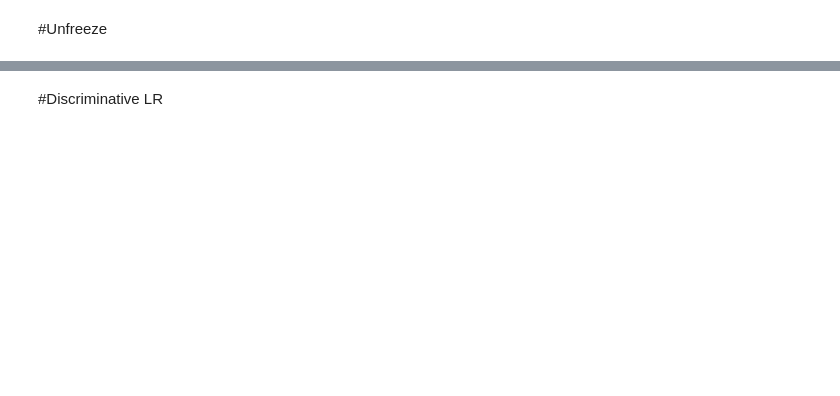
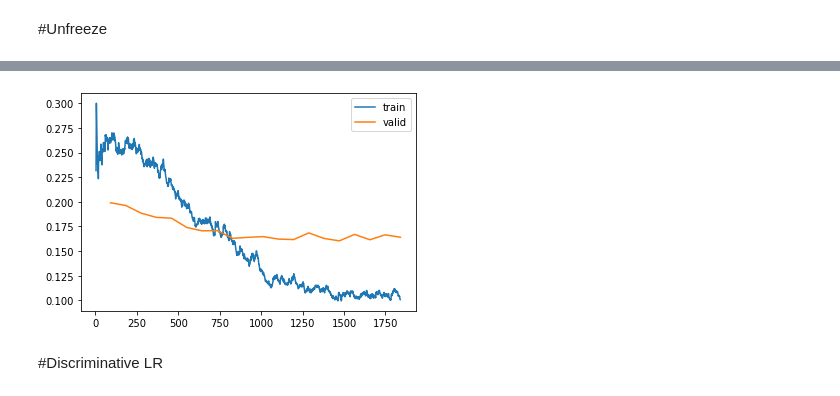
Before and after one commit to i-SanMartin/FastAI, a Jupyter notebook: 05_Pet_Breeds/Classifier.ipynb, the cells around one changed output, grey strips where cells are left out. Drawn from its saved outputs; the diff is of its cells as text; code cells hidden in the pictures; blank space fills up the shorter version.

```diff
--- a/05_Pet_Breeds/Classifier.ipynb
+++ b/05_Pet_Breeds/Classifier.ipynb
@@ -114,2 +141,2 @@ learn.lr_find()
 # %%
-learn.fit_one_cycle(11, lr_max=1e-5)
+learn.fit_one_cycle(20, lr_max=1e-5)
@@ -116,5 +161,7 @@ learn.fit_one_cycle(11, lr_max=1e-5)
 # %%
-learn.recorder.plot()
+learn.recorder.plot_loss()
+# %% [output]
+[figure, added]
 # %% [markdown]
 #Discriminative LR
 # %%
```
Also changed, not shown: parts of 11 cells of this notebook.
